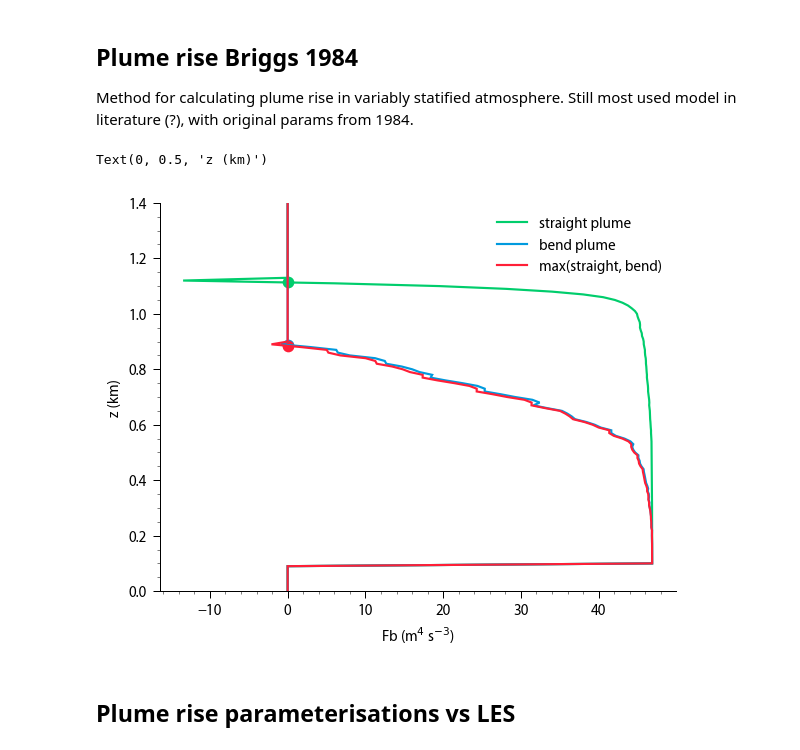
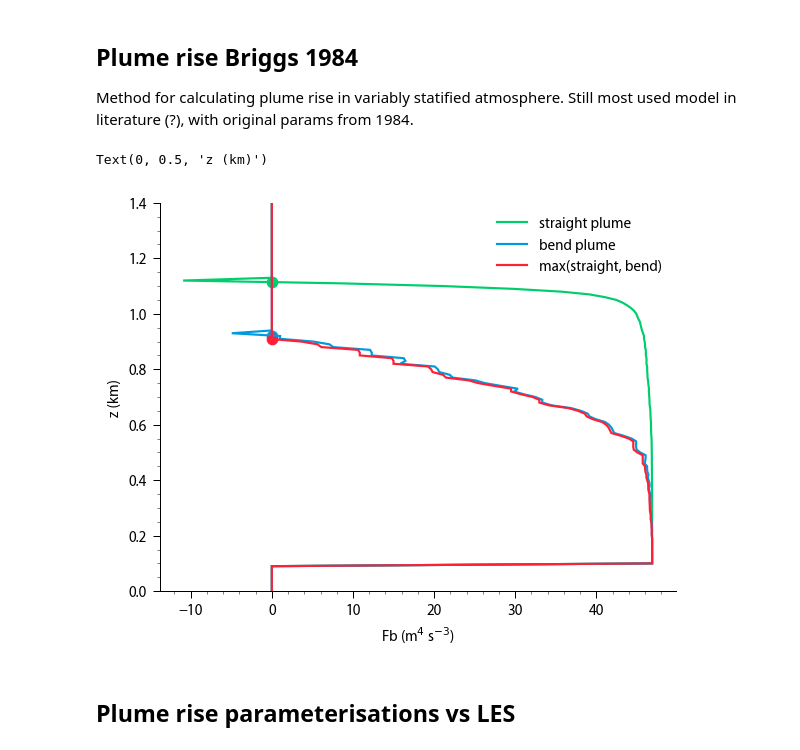
Before and after one commit to bartvstratum/notebooks, a Jupyter notebook: 2024_catrine/analyse_LES_v2.ipynb, the cells around one changed output. Cells and saved outputs as stored; diff of their text form; code cells hidden in the pictures.

```diff
--- a/2024_catrine/analyse_LES_v2.ipynb
+++ b/2024_catrine/analyse_LES_v2.ipynb
@@ -148,11 +106,17 @@ class Case:
 
         # Only count peak if concentration is >10% larger than mean. Otherwise it is ... not a peak.
         # Mean CO2 over depth where CO2 > background concentration.
-        z_max = 250 if 'stable' in name else 1250.
+        if 'stable' in name:
+            z_max = 200
+        elif 'neutral' in name:
+            z_max = 1100
+        else:
+            z_max = 1600
+
         k = np.abs(z-z_max).argmin()
         self.co2_mean = co2[:k, :].mean(axis=0)
 
-        self.has_peak = self.co2_max / self.co2_mean > 1.05
+        self.has_peak = self.co2_max / self.co2_mean > 1.03
 
         self.co2_max[~self.has_peak] = -1
         self.z_max  [~self.has_peak] = -1
@@ -162,6 +126,9 @@ class Case:
         self.z_peak = self.z_max.max()
         self.i_peak = np.argmax(self.z_max)
         self.co2_peak = self.co2_max[self.i_peak]
+
+        # Time series near-surface (10 m height).
+        self.ds_10 = self.ds_2d.interp(z=10)
 
 
 def case_name(sim, Q, u, res):
@@ -181,7 +148,8 @@ def get_range(name, case):
         if name == 'u':
             return np.array([5, 10])
         elif name == 'res':
-            return np.array([5, 10, 25, 50, 100, 200])
+            #return np.array([5, 10, 25, 50, 100, 200])
+            return np.array([10, 25, 50, 100, 200])
     else:
         if name == 'u':
             return np.array([1, 5, 10])
@@ -552,10 +590,10 @@ def calc_plume_rise(T, U, z, zh, ze, Ve, Te, method='both'):
 
     # Interpolate height where buoyancy is zero, as final plume rise height.
     dfb = fb[k] - fb[k+1]
-    f = 1 - fb[k] / (fb[k] - fb[k+1])
+    f = 1 - fb[k] / dfb
     z_eq = f * zh[k] + (1-f) * zh[k+1]
 
-    return fb, z_eq
+    return fb, z_eq-emission_height
 # %%
 """
 Example of plume rise using Briggs model, for report?
@@ -573,37 +611,37 @@ zh = dsm.zh.values
 # Emission values. Use same assumption as used in
 # Q -> Te + Ve conversion LES case.
 Qe = 5
 Te = T0 + 50.
 Tref = T0 + 15.
 rho = 1.
 Ve = Qe / (rho * cp * (Te - Tref) * 1e-6)
 
 # Calculate absolute temperature and wind speed.
 T = dsm.th.values * exner(p)
 U = np.sqrt(dsm.u.values**2 + dsm.v.values**2)
 
 fb1, z1 = calc_plume_rise(T, U, z, zh, emission_height, Ve, Te, method='both')
 fb2, z2 = calc_plume_rise(T, U, z, zh, emission_height, Ve, Te, method='straight')
 fb3, z3 = calc_plume_rise(T, U, z, zh, emission_height, Ve, Te, method='bend')
 
 pl.figure(figsize=(5,4), layout='tight')
 
 pl.plot(fb2, zh/1000, label='straight plume', color='C1')
-pl.scatter(0, z2/1000, color='C1')
+pl.scatter(0, (z2+emission_height)/1000, color='C1')
 
 pl.plot(fb3, zh/1000, label='bend plume', color='C2')
-pl.scatter(0, z3/1000, color='C2')
+pl.scatter(0, (z3+emission_height)/1000, color='C2')
 
 pl.plot(fb1, zh/1000, label='max(straight, bend)', color='C0')
-pl.scatter(0, z1/1000, color='C0')
+pl.scatter(0, (z1+emission_height)/1000, color='C0')
 
 pl.legend()
 pl.ylim(0, 1.400)
 pl.xlabel(r'Fb (m$^4$ s$^{-3}$)')
 pl.ylabel('z (km)')
 # %% [output]
 Text(0, 0.5, 'z (km)')
-[figure, old version]
+[figure, new version]
 # %% [markdown]
 ## Plume rise parameterisations vs LES
 # %%
```
Also changed, not shown: parts of 9 cells of this notebook.
